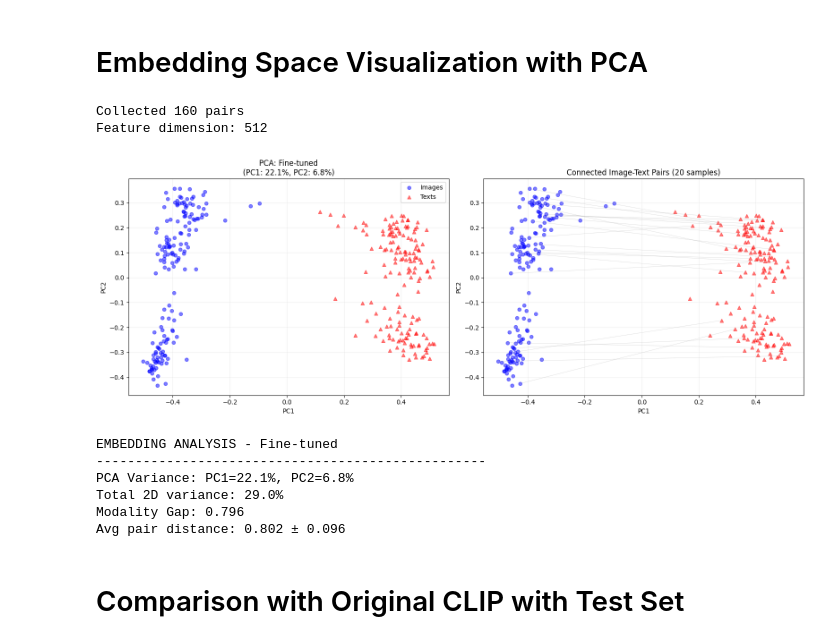
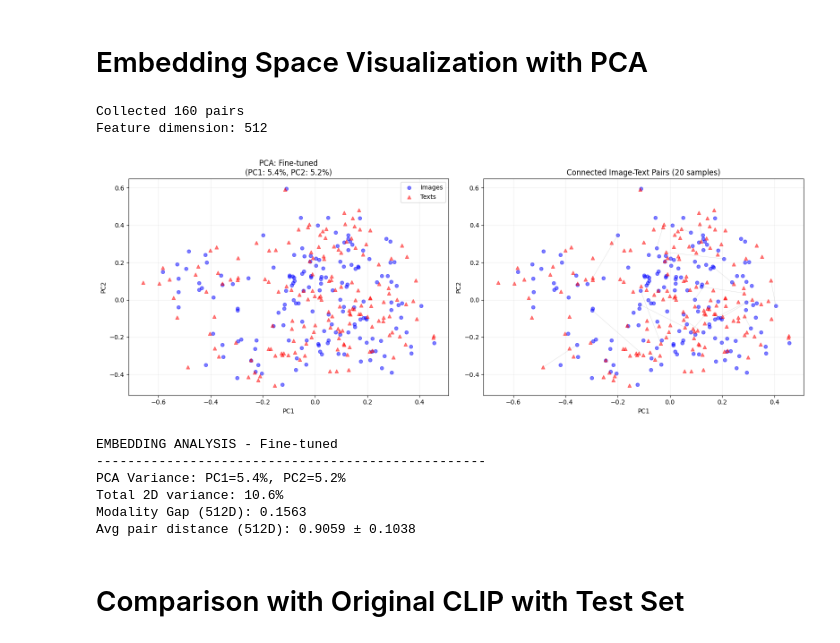
Before and after one commit to f-naderi/Vision_Language_Model, a Jupyter notebook: VLM.ipynb, the cells around one changed output. Saved outputs shown, nothing was run; the diff lists cells and outputs as text; code cells hidden in the pictures.

```diff
--- a/VLM.ipynb
+++ b/VLM.ipynb
@@ -42,9 +44,7 @@ processor = model.processor
 
 # Create dataloaders
 print("\nCreating dataloaders...")
-train_loader, val_loader, test_loader = create_dataloaders(
-    IMAGE_DIR, CAPTIONS_FILE, processor, batch_size=32
-)
+train_loader, val_loader, test_loader = create_dataloaders(IMAGE_DIR, CAPTIONS_FILE, processor, batch_size=32)
 
 
 # Show sample batch
@@ -228,8 +289,12 @@ Searching among 105 captions...
 # %%
 os.makedirs('outputs/results', exist_ok=True)
 
-#Loading fine-tuned model for visualization
-checkpoint = torch.load('outputs/checkpoints/best_model.pth')
+# Loading fine-tuned model for visualization
+checkpoint = torch.load(
+    'outputs/checkpoints/best_model.pth',
+    map_location=device,
+    weights_only=False,
+)
 model.load_state_dict(checkpoint['model_state_dict'])
 model.eval()
 model_type = "Fine-tuned"
@@ -245,9 +310,10 @@ with torch.no_grad():
 
         images = batch['image'].to(device)
         texts = batch['text'].to(device)
+        attention_mask = batch['attention_mask'].to(device)
 
         # Wrapper model forward
-        _, _, img_feat, txt_feat = model(images, texts)
+        _, _, img_feat, txt_feat = model(images, texts, attention_mask=attention_mask)
 
         image_features_list.append(img_feat.cpu().numpy())
         text_features_list.append(txt_feat.cpu().numpy())
@@ -260,7 +326,7 @@ n = len(image_features)
 print(f"Collected {n} pairs")
 print(f"Feature dimension: {image_features.shape[1]}")
 
-# PCA
+# PCA (for visualization only)
 pca = PCA(n_components=2)
 reduced = pca.fit_transform(combined)
 images_pca = reduced[:n]
@@ -271,51 +337,54 @@ fig, axes = plt.subplots(1, 2, figsize=(16, 6))
 
 # All points
 axes[0].scatter(images_pca[:, 0], images_pca[:, 1], c='blue', label='Images', alpha=0.5, s=30)
 axes[0].scatter(texts_pca[:, 0], texts_pca[:, 1], c='red', label='Texts', alpha=0.5, s=30, marker='^')
 axes[0].set_title(f'PCA: {model_type}\n(PC1: {pca.explained_variance_ratio_[0]:.1%}, PC2: {pca.explained_variance_ratio_[1]:.1%})')
 axes[0].set_xlabel('PC1')
 axes[0].set_ylabel('PC2')
 axes[0].legend()
 axes[0].grid(True, alpha=0.2)
 
-# Connected pairs
-sample_idx = np.random.choice(n, min(20, n), replace=False)
+# Connected pairs (deterministic)
+rng = np.random.default_rng(42)
+sample_idx = rng.choice(n, min(20, n), replace=False)
 for idx in sample_idx:
-    axes[1].plot([images_pca[idx, 0], texts_pca[idx, 0]],
-                 [images_pca[idx, 1], texts_pca[idx, 1]], 'gray', alpha=0.3, linewidth=0.5)
+    axes[1].plot(
+        [images_pca[idx, 0], texts_pca[idx, 0]],
+        [images_pca[idx, 1], texts_pca[idx, 1]],
+        'gray', alpha=0.3, linewidth=0.5,
+    )
 axes[1].scatter(images_pca[:, 0], images_pca[:, 1], c='blue', alpha=0.5, s=30)
 axes[1].scatter(texts_pca[:, 0], texts_pca[:, 1], c='red', alpha=0.5, s=30, marker='^')
 axes[1].set_title('Connected Image-Text Pairs (20 samples)')
 axes[1].set_xlabel('PC1')
 axes[1].set_ylabel('PC2')
 axes[1].grid(True, alpha=0.2)
 
 plt.tight_layout()
 plt.savefig('outputs/results/embeddings_pca.png', dpi=150)
 plt.show()
 
-# Stats
-distances = [np.linalg.norm(images_pca[i] - texts_pca[i]) for i in range(n)]
-image_center = np.mean(images_pca, axis=0)
-text_center = np.mean(texts_pca, axis=0)
+# Statistics in the ORIGINAL 512D space
+pair_distances_512 = np.linalg.norm(image_features - text_features, axis=1)
+image_center = np.mean(image_features, axis=0)
+text_center = np.mean(text_features, axis=0)
 gap = np.linalg.norm(image_center - text_center)
 
-
-print(f"EMBEDDING ANALYSIS - {model_type}")
+print(f"\nEMBEDDING ANALYSIS - {model_type}")
 print(f"{'-'*50}")
 print(f"PCA Variance: PC1={pca.explained_variance_ratio_[0]:.1%}, PC2={pca.explained_variance_ratio_[1]:.1%}")
 print(f"Total 2D variance: {sum(pca.explained_variance_ratio_):.1%}")
-print(f"Modality Gap: {gap:.3f}")
-print(f"Avg pair distance: {np.mean(distances):.3f} ± {np.std(distances):.3f}")
+print(f"Modality Gap (512D): {gap:.4f}")
+print(f"Avg pair distance (512D): {np.mean(pair_distances_512):.4f} ± {np.std(pair_distances_512):.4f}")
 # %% [output]
 Collected 160 pairs
 Feature dimension: 512
-[figure, old version]
+[figure, new version]
 EMBEDDING ANALYSIS - Fine-tuned
 --------------------------------------------------
-PCA Variance: PC1=22.1%, PC2=6.8%
-Total 2D variance: 29.0%
-Modality Gap: 0.796
-Avg pair distance: 0.802 ± 0.096
+PCA Variance: PC1=5.4%, PC2=5.2%
+Total 2D variance: 10.6%
+Modality Gap (512D): 0.1563
+Avg pair distance (512D): 0.9059 ± 0.1038
 # %% [markdown]
 # Comparison with Original CLIP with Test Set
```
Also changed, not shown: parts of 10 cells of this notebook, 11 other files.
